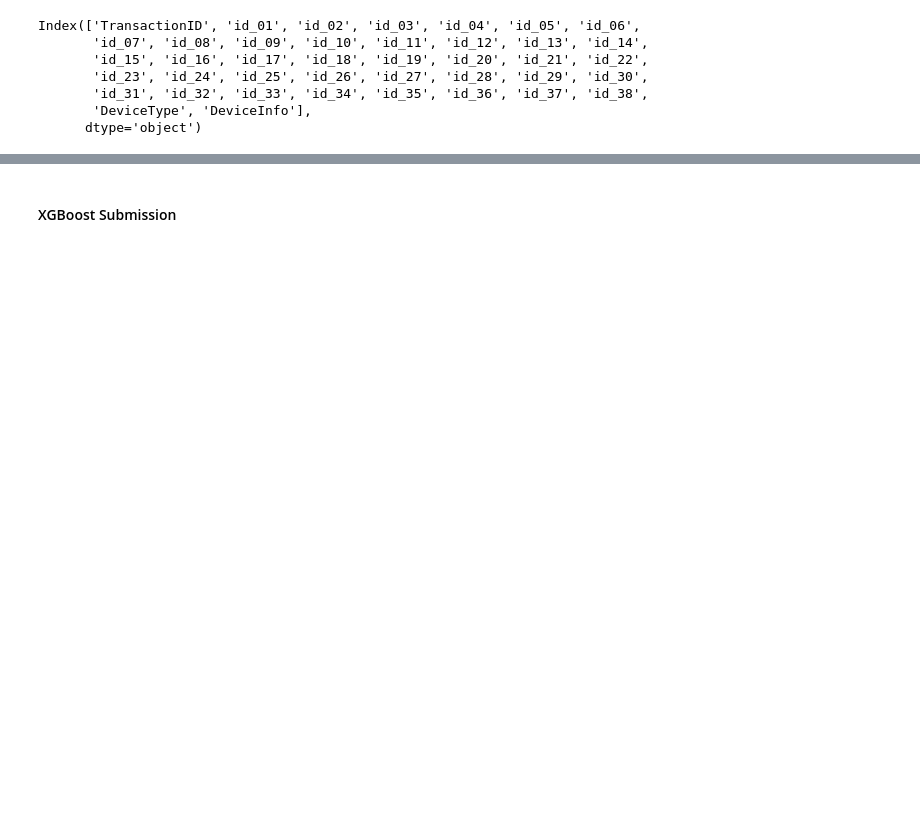
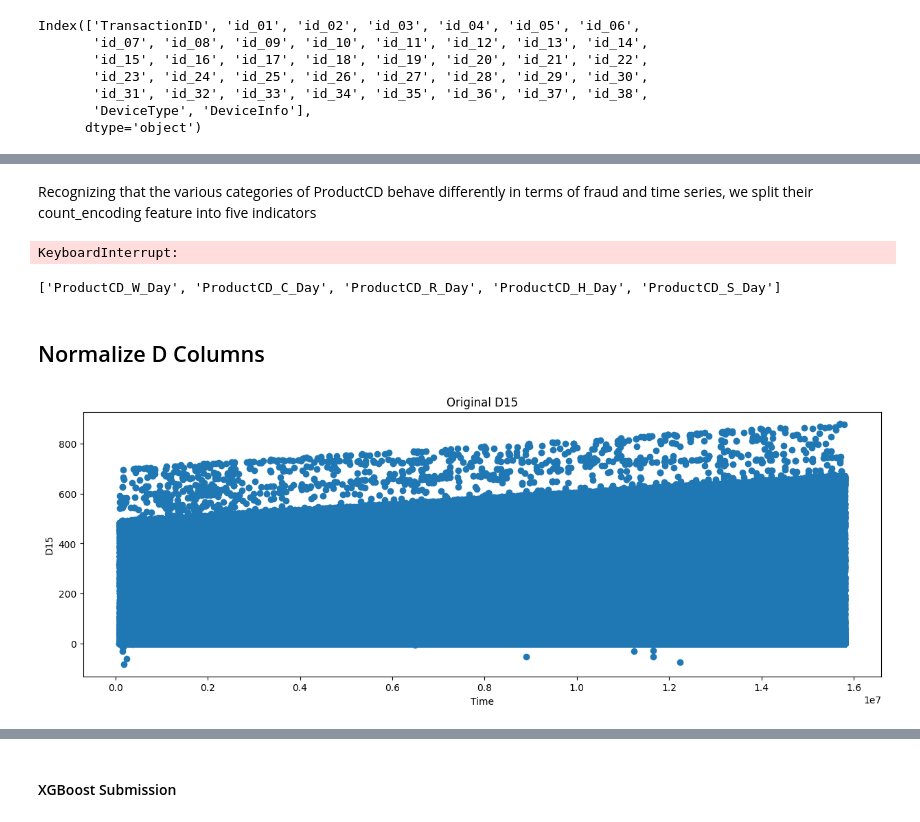
Before and after one commit to LobnaEla/Financial-Fraud-Detection, a Jupyter notebook: notebooks/Model.ipynb, the cells around one changed output, grey strips where cells are left out. Drawn from its saved outputs; the diff is of its cells as text; code cells hidden in the pictures; blank space fills up the shorter version.

```diff
--- a/notebooks/Model.ipynb
+++ b/notebooks/Model.ipynb
@@ -108,0 +264,6 @@ del train_transaction, test_transaction, train_identity, test_identity
+# %%
+outlier_flag_features = list(set(important_features) & set(numeric_features_filtered))
+outlier_flag_features.sort()
+
+# Output
+print(outlier_flag_features)
@@ -108,0 +272,6 @@ del train_transaction, test_transaction, train_identity, test_identity
+# %%
+# Apply to selected features
+for col in outlier_flag_features:
+    lower, upper = compute_outlier_bounds(X_train[col])
+    X_train = add_outlier_flag_from_bounds(X_train, col, lower, upper)
+    X_test = add_outlier_flag_from_bounds(X_test, col, lower, upper)  # ✅ SAFE: using train's thresholds
@@ -108,0 +293,9 @@ del train_transaction, test_transaction, train_identity, test_identity
+# %%
+START_DATE = '2017-11-30'
+startdate = datetime.datetime.strptime(START_DATE, '%Y-%m-%d')
+X_train['TransactionDT_date'] = X_train['TransactionDT'].apply(lambda x: startdate + datetime.timedelta(seconds=x))
+X_test['TransactionDT_date'] = X_test['TransactionDT'].apply(lambda x: startdate + datetime.timedelta(seconds=x))
+for df in [X_train, X_test]:
+    df['DT_D'] = ((df['TransactionDT_date'].dt.year - 2017) * 365 + df['TransactionDT_date'].dt.dayofyear).astype(np.int16)
+    df['DT_W'] = (df['TransactionDT_date'].dt.year - 2017) * 52 + df['TransactionDT_date'].dt.isocalendar().week
+    df['DT_M'] = (df['TransactionDT_date'].dt.year - 2017) * 12 + df['TransactionDT_date'].dt.month
@@ -108,0 +314,8 @@ del train_transaction, test_transaction, train_identity, test_identity
+# %% [markdown]
+Recognizing that the various categories of ProductCD behave differently in terms of fraud and time series, we split their count_encoding feature into five indicators
+# %%
+# Merge X_train and y_train into train
+train = X_train.copy()  # Copy X_train
+train['isFraud'] = y_train  # Add y_train as a new column
+# %% [output]
+KeyboardInterrupt:
@@ -108,0 +372,17 @@ del train_transaction, test_transaction, train_identity, test_identity
+# %%
+# Five new fields have been added
+print(train.columns[-5:].tolist())
+# %% [output]
+['ProductCD_W_Day', 'ProductCD_C_Day', 'ProductCD_R_Day', 'ProductCD_H_Day', 'ProductCD_S_Day']
+# %% [markdown]
+## Normalize D Columns
+# %%
+# PLOT ORIGINAL D
+plt.figure(figsize=(15,5))
+plt.scatter(train.TransactionDT,train.D15)
+plt.title('Original D15')
+plt.xlabel('Time')
+plt.ylabel('D15')
+plt.show()
+# %% [output]
+[figure, added]
```
Also changed, not shown: parts of 190 cells of this notebook, 17 other files.
